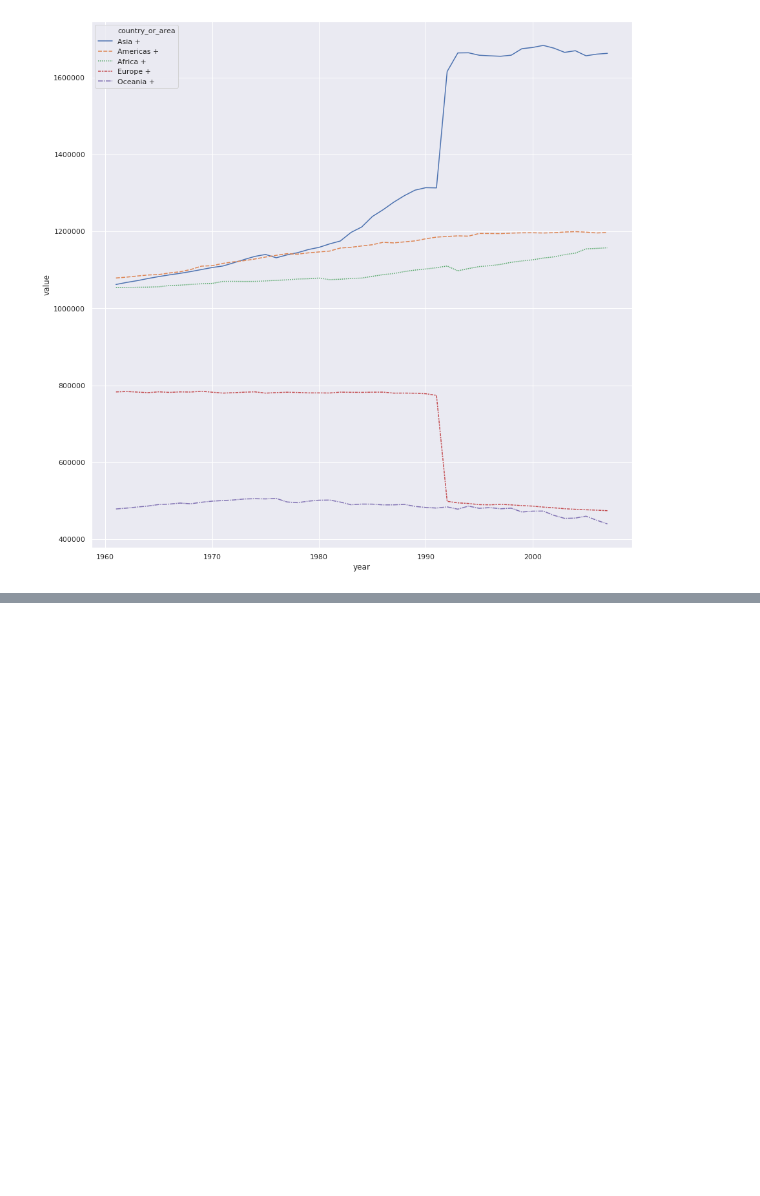
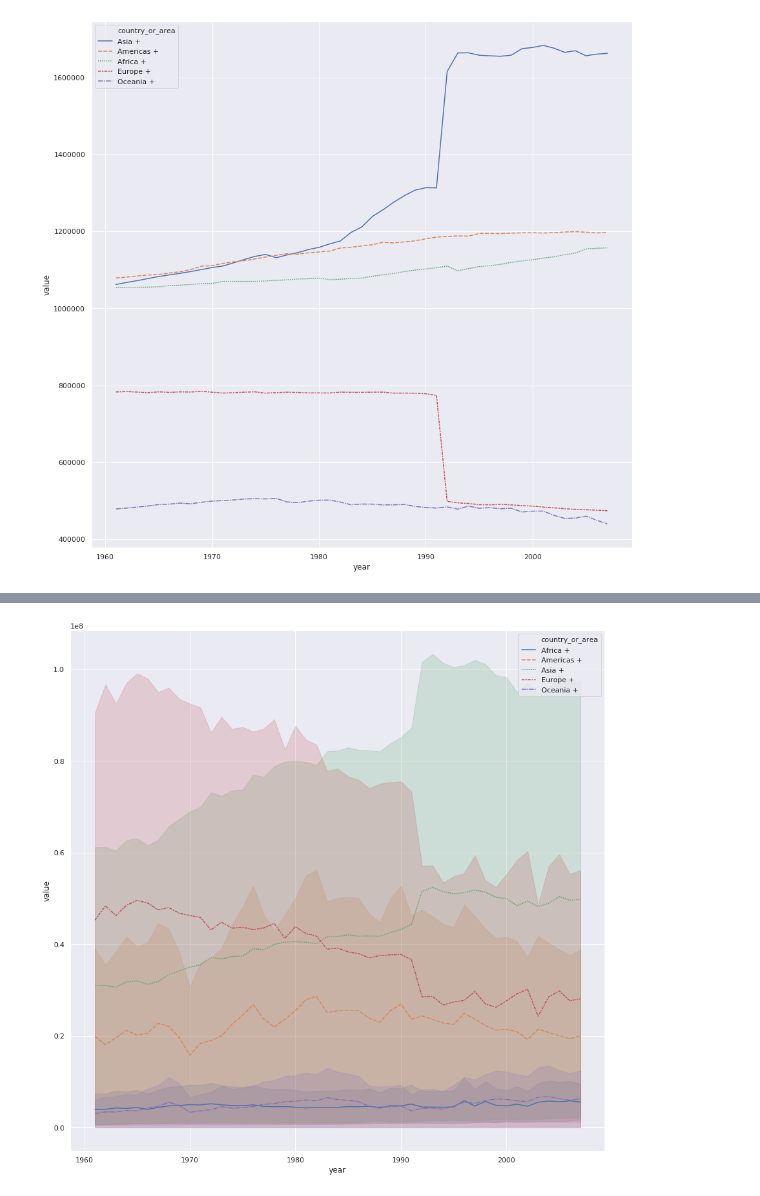
Before and after one commit to shivz7/ADA, a Jupyter notebook: agricultural_growth_emissions.ipynb, the cells around one changed output, grey strips where cells are left out. Drawn from its saved outputs; the diff is of its cells as text; code cells hidden in the pictures; blank space fills up the shorter version.

```diff
--- a/agricultural_growth_emissions.ipynb
+++ b/agricultural_growth_emissions.ipynb
@@ -44,14 +52,16 @@ dataLands
 # %%
 dataLands = dataLands.dropna(subset=["element"])
 # %%
+continents = ["Asia +","Europe +", "Americas +", "Oceania +", "Africa +"]
+
 def cond_countries(dataLands):
-    countries = ["Asia +","Europe +", "Americas +", "Oceania +", "Africa +"]
-    truthTable = (dataLands["country_or_area"] == countries[0])
+    truthTable = (dataLands["country_or_area"] == continents[0])
     print(truthTable)
-    for c in countries:
+    for c in continents:
         truthTable = (dataLands["country_or_area"] == c) | truthTable
     return truthTable
 
+#dataLandsContinent = dataLands.where(dataLands["category"] == "agricultural_area")\
 dataLandsContinent = dataLands.where(dataLands["category"] == "agricultural_area")\
                                 .where(cond_countries(dataLands))\
                                 .dropna(subset=["country_or_area"])\
@@ -82,0 +135,4 @@ fg.show()
+# %%
+dataCrops = pd.read_csv("./data/fao_data_crops_data.csv")
+dataCrops = dataCrops.dropna(subset=["element"])
+dataCrops
@@ -82,0 +153,15 @@ fg.show()
+# %%
+wheat = dataCrops.where(dataCrops["element"] == "Area Harvested")\
+                    .where(dataCrops["category"].isin(["wheat","bananas"]))\
+                    .where(dataCrops["country_or_area"].isin(continents))
+# %%
+sns.set(style="darkgrid")
+
+fg = plt.figure(figsize=(15,15))
+axes = fg.add_subplot()
+# Plot the responses for different events and regions
+sns.lineplot(x="year", y="value", style="country_or_area", data=wheat, hue="country_or_area", ax=axes)
+
+fg.show()
+# %% [output]
+[figure, added]
```
Also changed, not shown: parts of 15 cells of this notebook, 1 other file.
